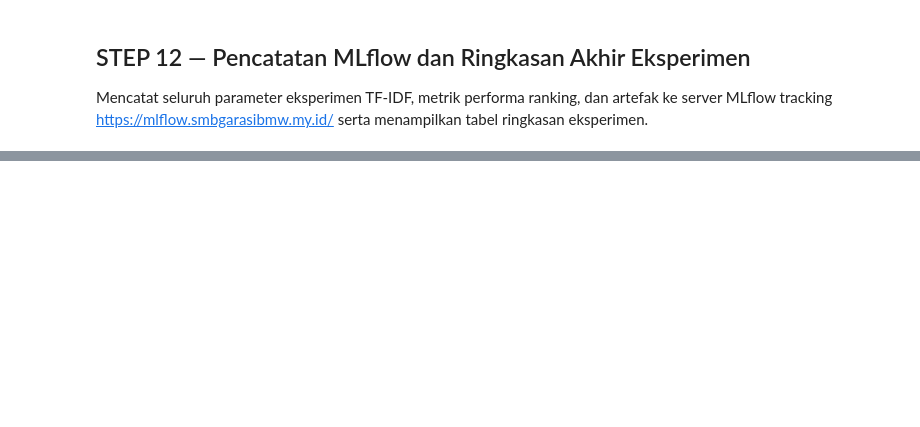
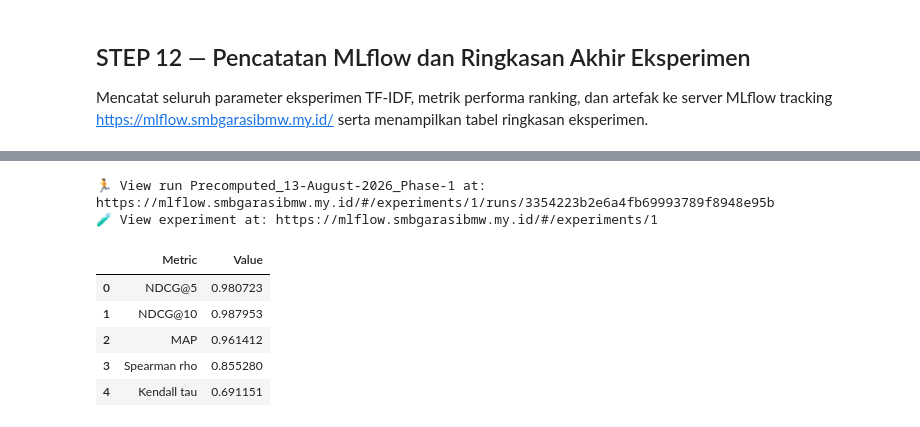
Before and after one commit to EdselSpth/riset-phase-1, a Jupyter notebook: phase_1_tfidf.ipynb, the cells around one changed output, grey strips where cells are left out. Saved outputs shown, nothing was run; the diff lists cells and outputs as text; code cells hidden in the pictures; blank space fills up the shorter version.

```diff
--- a/phase_1_tfidf.ipynb
+++ b/phase_1_tfidf.ipynb
@@ -414,7 +533,7 @@ if mlflow.active_run():
     mlflow.end_run()
 
 try:
-    with mlflow.start_run(run_name="TFIDF_LightGBM_Ranker_Experiment") as run:
+    with mlflow.start_run(run_name="Precomputed_13-August-2026_Phase-1") as run:
         # Log parameters
         mlflow.log_param("text_representation", "Pre-Computed TF-IDF")
         mlflow.log_param("feature_selection_method", FEATURE_SELECTION_METHOD)
@@ -446,15 +565,13 @@ except Exception as e:
     logger.warning(f"MLflow logging error: {e}. Experiment execution & local artifacts completed successfully.")
 
 summary_data = {
-    "Metric": ["NDCG@5", "NDCG@10", "MAP", "Spearman rho", "Spearman p-value", "Kendall tau", "Kendall tau p-value"],
+    "Metric": ["NDCG@5", "NDCG@10", "MAP", "Spearman rho", "Kendall tau"],
     "Value": [
         metrics["NDCG_at_5"],
         metrics["NDCG_at_10"],
         metrics["MAP"],
         metrics["Spearman"],
-        metrics["Spearman_pvalue"],
-        metrics["KendallTau"],
-        metrics["KendallTau_pvalue"]
+        metrics["KendallTau"]
     ]
 }
 summary_df = pd.DataFrame(summary_data)
@@ -469,3 +586,4 @@ logger.info(f"Train groups: {len(train_group_counts)}, Test groups: {len(test_gr
 logger.info(f"\n{summary_df.to_string(index=False)}")
 
 display(summary_df)
+# %% [output]
@@ -471,0 +606,8 @@ display(summary_df)
+🏃 View run Precomputed_13-August-2026_Phase-1 at: https://mlflow.smbgarasibmw.my.id/#/experiments/1/runs/3354223b2e6a4fb69993789f8948e95b
+🧪 View experiment at: https://mlflow.smbgarasibmw.my.id/#/experiments/1
+|  | Metric | Value |
+| 0 | NDCG@5 | 0.980723 |
+| 1 | NDCG@10 | 0.987953 |
+| 2 | MAP | 0.961412 |
+| 3 | Spearman rho | 0.855280 |
+| 4 | Kendall tau | 0.691151 |
```
Also changed, not shown: parts of 14 cells of this notebook, 5 other files.
